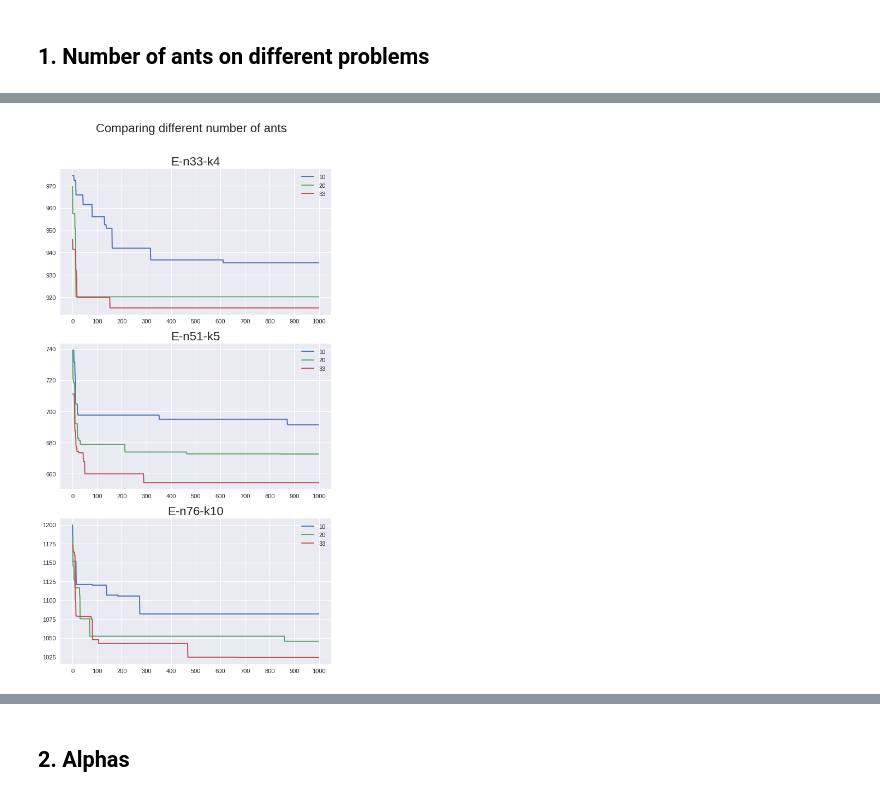
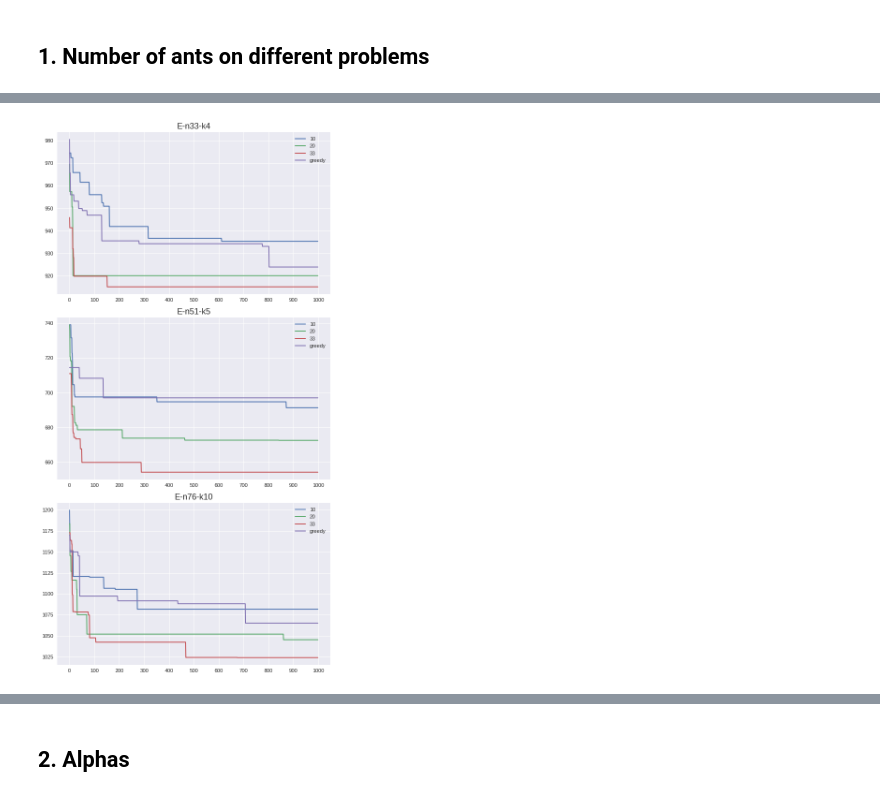
Before and after one commit to alcaster/CVRP_ACO, a Jupyter notebook: Plot.ipynb, the cells around one changed output, grey strips where cells are left out. Saved outputs shown, nothing was run; the diff lists cells and outputs as text; code cells hidden in the pictures.

```diff
--- a/Plot.ipynb
+++ b/Plot.ipynb
@@ -38,0 +43,14 @@ assert d_76.keys()
+# %%
+FILENAME_GREEDY_33 = Path().resolve() / "results_1586885532" / "save.pkl"
+FILENAME_GREEDY_51 = Path().resolve() / "results_1586885802" / "save.pkl"
+FILENAME_GREEDY_76 = Path().resolve() / "results_1586886456" / "save.pkl"
+with open(FILENAME_GREEDY_33, "rb") as f:
+    dg_33 = pickle.load(f)[("baseline", 20, 2, 0.25)]
+with open(FILENAME_GREEDY_51, "rb") as f:
+    dg_51 = pickle.load(f)[("baseline", 20, 2, 0.25)]
+with open(FILENAME_GREEDY_76, "rb") as f:
+    dg_76 = pickle.load(f)[("baseline", 20, 2, 0.25)]
+
+assert dg_33
+assert dg_51
+assert dg_76
@@ -53,11 +73,16 @@ def best_score_from_history(arr: np.ndarray) -> List[float]:
 @dataclass
 class Task:
     data: np.ndarray
+    greedy_data: np.ndarray
     name: str
 # %% [output]
 [interactive output not drawn]
 # %%
-tasks = [Task(d_33, "E-n33-k4"), Task(d_51, "E-n51-k5"), Task(d_76, "E-n76-k10")]
+tasks = [
+    Task(d_33, dg_33, "E-n33-k4"),
+    Task(d_51, dg_51, "E-n51-k5"),
+    Task(d_76, dg_76, "E-n76-k10"),
+]
 # %% [output]
 [interactive output not drawn]
 # %% [markdown]
@@ -69,25 +94,27 @@ case1 = [("baseline", n, 2, 0.25) for n in n_ants]
 # %% [output]
 [interactive output not drawn]
 # %%
-# with plt.style.context("ggplot"):
 fig, (ax1, ax2, ax3) = plt.subplots(
     3, figsize=(8, 15), dpi=80, facecolor="w", edgecolor="k"
 )
 axes = [ax1, ax2, ax3]
-for case in case1:
-    for task, ax in zip(tasks, axes):
+
+for task, ax in zip(tasks, axes):
+    for case in case1:
         curr_data = best_score_from_history(task.data[case][1])
         ax.plot(curr_data, label=str(case[1]))
-        ax.legend(loc="upper right")
-        ax.xaxis.set_ticks(np.arange(0, len(curr_data) + 1, 100))
-        ax.set_title(task.name, fontsize=20)
+    greedy_data = best_score_from_history(task.greedy_data[1])
+    ax.plot(greedy_data, label="greedy")
 
-fig.suptitle("Comparing different number of ants", fontsize=20, y=0.95)
-# fig.title("Comparing different number of ants")
+    ax.legend(loc="upper right")
+    ax.xaxis.set_ticks(np.arange(0, len(curr_data) + 1, 100))
+    ax.set_title(task.name, fontsize=16)
 
-fig.savefig("ants_baseline.png", dpi=fig.dpi)
+fig.tight_layout()
+# fig.suptitle("Comparing different number of ants", fontsize=20, y=0.95)
+fig.savefig("number-of-ants.svg", dpi=fig.dpi)
 # %% [output]
-[figure, old version]
+[figure, new version]
 [interactive output not drawn]
 # %% [markdown]
 ## 2. Alphas
```
Also changed, not shown: parts of 16 cells of this notebook, 2 other files.
